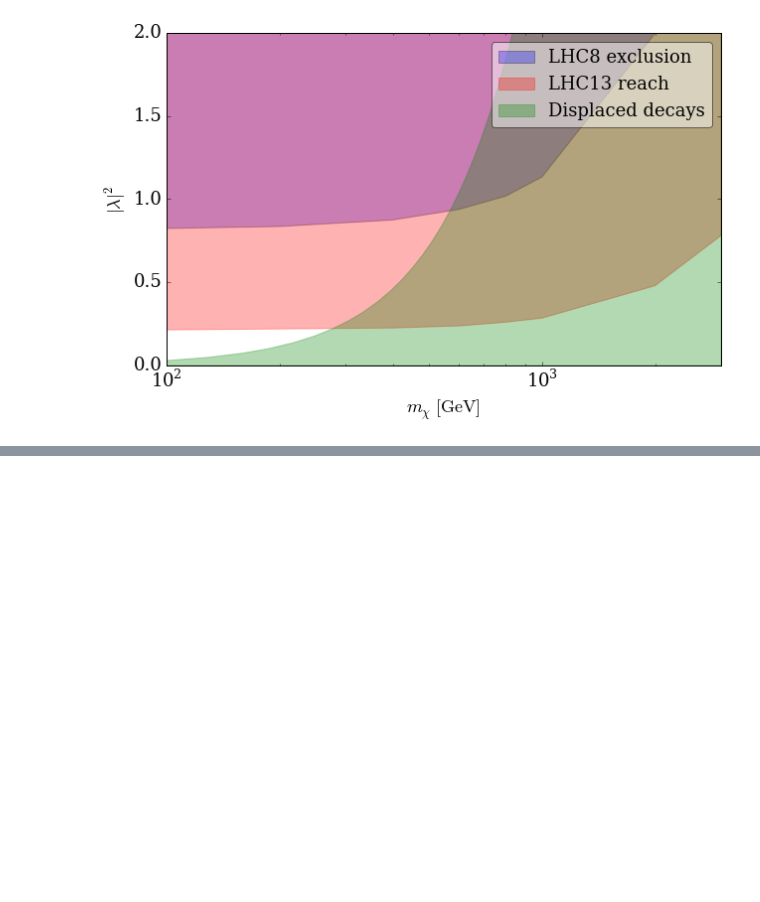
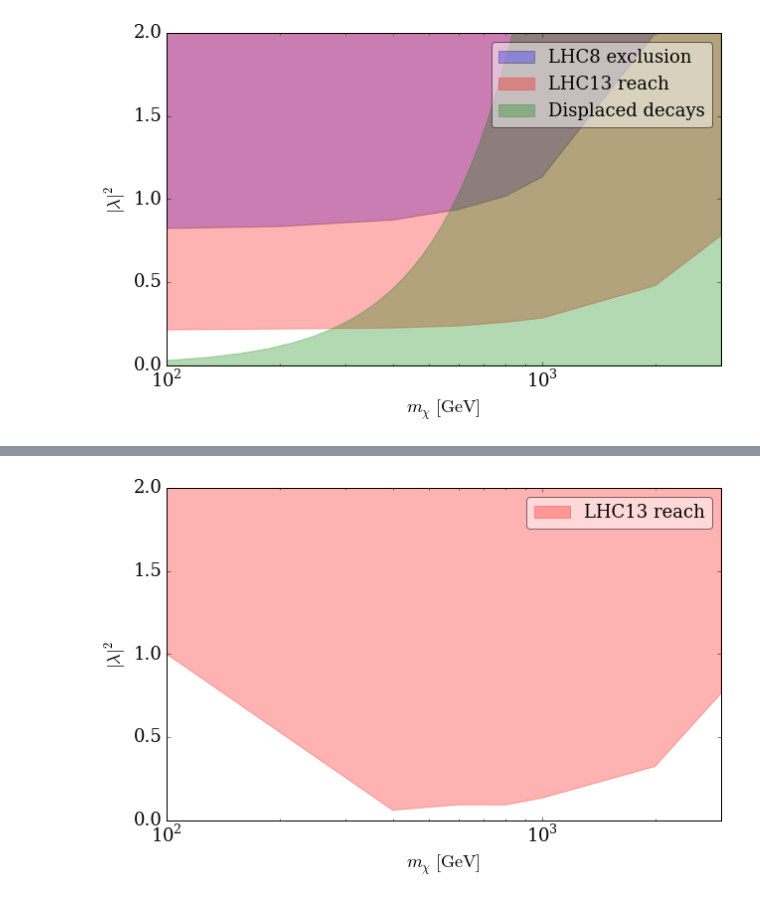
Before and after one commit to smsharma/DarkShowers, a Jupyter notebook: analysis/analysis.ipynb, the cells around one changed output, grey strips where cells are left out. Cells and saved outputs as stored; diff of their text form; code cells hidden in the pictures; blank space fills up the shorter version.

```diff
--- a/analysis/analysis.ipynb
+++ b/analysis/analysis.ipynb
@@ -244,3 +278,15 @@ plt.legend(loc='best', fancybox=True, framealpha=0.5)
 # %% [output]
 <matplotlib.legend.Legend at 0x...>
 [figure]
+# %%
+# Open data files simulating events for CMS13 with MET > 800 GeV and some basic cuts
+
+input_sig_100 = Data("./CMS_13_new/tchannel_mchitilde_100")
+input_sig_400 = Data("./CMS_13_new/tchannel_mchitilde_400")
+input_sig_600 = Data("./CMS_13_new/tchannel_mchitilde_600")
+input_sig_800 = Data("./CMS_13_new/tchannel_mchitilde_800")
+input_sig_1000 = Data("./CMS_13_new/tchannel_mchitilde_1000")
+input_sig_2000 = Data("./CMS_13_new/tchannel_mchitilde_2000")
+input_sig_3000 = Data("./CMS_13_new/tchannel_mchitilde_3000")
+
+input_bkg = Data("./CMS_13_new/Zjj")
@@ -246,0 +328,12 @@ plt.legend(loc='best', fancybox=True, framealpha=0.5)
+# %%
+lambda_excl_13=[]
+lambda_excl_13.append(signif(input_sig_100,input_bkg,3))
+lambda_excl_13.append(signif(input_sig_400,input_bkg,3))
+lambda_excl_13.append(signif(input_sig_600,input_bkg,3))
+lambda_excl_13.append(signif(input_sig_800,input_bkg,3))
+lambda_excl_13.append(signif(input_sig_1000,input_bkg,3))
+lambda_excl_13.append(signif(input_sig_2000,input_bkg,3))
+lambda_excl_13.append(signif(input_sig_3000,input_bkg,3))
+
+m_excl_13=[]
+m_excl_13=[100,400,600,800,1000,2000,3000]
@@ -246,0 +355,20 @@ plt.legend(loc='best', fancybox=True, framealpha=0.5)
+# %%
+plt.rcParams['figure.figsize'] = 10., 6
+
+# plt.fill_between(m_excl_ATLAS,np.square(lambda_excl_ATLAS),100,alpha=0.3, label="LHC8 exclusion")
+plt.fill_between(m_excl_13,np.square(lambda_excl_13),100,alpha=0.3, color="red", label="LHC13 reach")
+# plt.fill_between(m_disp,np.square(lambda_disp),0,alpha=0.3, color="green", label="Displaced decays")
+
+plt.xscale("log")
+plt.ylabel("$|\lambda|^2$")
+plt.yscale("linear")
+
+
+plt.xlabel(r"$m_{\chi}$ $\rm[GeV]$ ")
+plt.xlim(100,3000)
+plt.ylim(0,2)
+#plt.yscale("log")
+plt.legend(loc='best', fancybox=True, framealpha=0.5)
+plt.savefig("tchannel_wtf.pdf")
+# %% [output]
+[figure, added]
```
Also changed, not shown: parts of 18 cells of this notebook, 2 other files.
